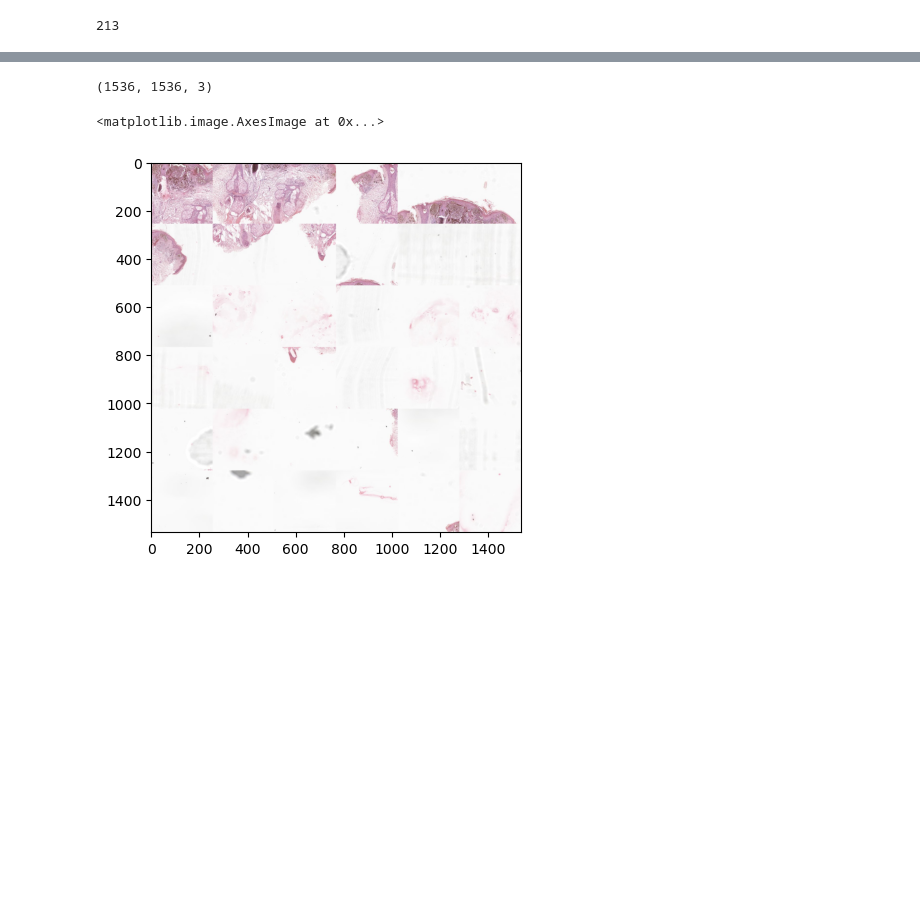
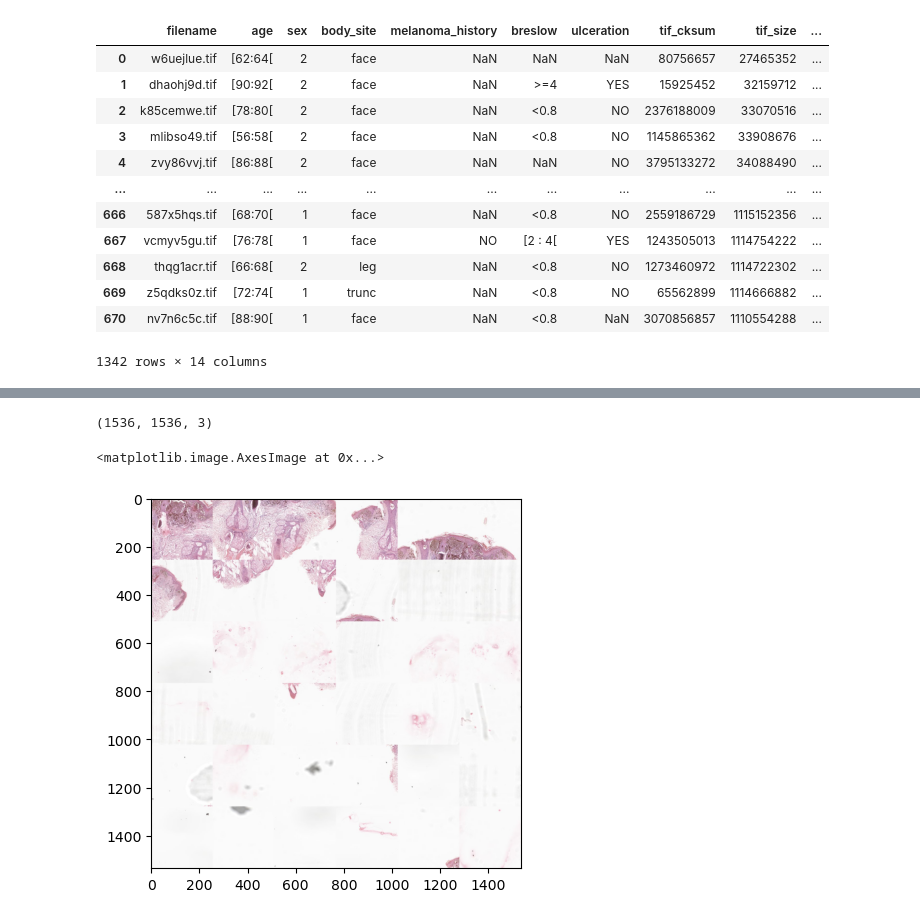
Before and after one commit to Graham-Broughton/visiomel-melanoma-runtime, a Jupyter notebook: notebooks/4.Test.ipynb, the cells around one changed output, grey strips where cells are left out. Drawn from its saved outputs; the diff is of its cells as text; code cells hidden in the pictures; blank space fills up the shorter version.

```diff
--- a/notebooks/4.Test.ipynb
+++ b/notebooks/4.Test.ipynb
@@ -40,7 +24,22 @@ pd.set_option('display.max_rows', CFG.NROWS)
 train_meta = pd.read_csv(f'{CFG.DATA_PATH}/train_metadata.csv')
 train_labels = pd.read_csv(f'{CFG.DATA_PATH}/train_labels.csv')
 train = train_meta.merge(train_labels, on='filename')
-# %%
-train['relapse'].sum()
-# %% [output]
-213
+# %%
+train = train.sort_values('tif_size').reset_index(drop=True)
+train1 = train.iloc[:len(train)//2].reset_index(drop=True)
+train2 = train.iloc[~train1.index].reset_index(drop=True)
+train = pd.concat([train1, train2]).sort_index().reset_index(drop=True)
+# %% [output]
+|  | filename | age | sex | body_site | melanoma_history | breslow | ulceration | tif_cksum | tif_size | ... |
+| 0 | w6uejlue.tif | [62:64[ | 2 | face | NaN | NaN | NaN | 80756657 | 27465352 | ... |
+| 1 | dhaohj9d.tif | [90:92[ | 2 | face | NaN | >=4 | YES | 15925452 | 32159712 | ... |
+| 2 | k85cemwe.tif | [78:80[ | 2 | face | NaN | <0.8 | NO | 2376188009 | 33070516 | ... |
+| 3 | mlibso49.tif | [56:58[ | 2 | face | NaN | <0.8 | NO | 1145865362 | 33908676 | ... |
+| 4 | zvy86vvj.tif | [86:88[ | 2 | face | NaN | NaN | NO | 3795133272 | 34088490 | ... |
+| ... | ... | ... | ... | ... | ... | ... | ... | ... | ... | ... |
+| 666 | 587x5hqs.tif | [68:70[ | 1 | face | NaN | <0.8 | NO | 2559186729 | 1115152356 | ... |
+| 667 | vcmyv5gu.tif | [76:78[ | 1 | face | NO | [2 : 4[ | YES | 1243505013 | 1114754222 | ... |
+| 668 | thqg1acr.tif | [66:68[ | 2 | leg | NaN | <0.8 | NO | 1273460972 | 1114722302 | ... |
+| 669 | z5qdks0z.tif | [72:74[ | 1 | trunc | NaN | <0.8 | NO | 65562899 | 1114666882 | ... |
+| 670 | nv7n6c5c.tif | [88:90[ | 1 | face | NaN | <0.8 | NaN | 3070856857 | 1110554288 | ... |
+1342 rows × 14 columns
```
Also changed, not shown: parts of 4 cells of this notebook, 1 other file.
